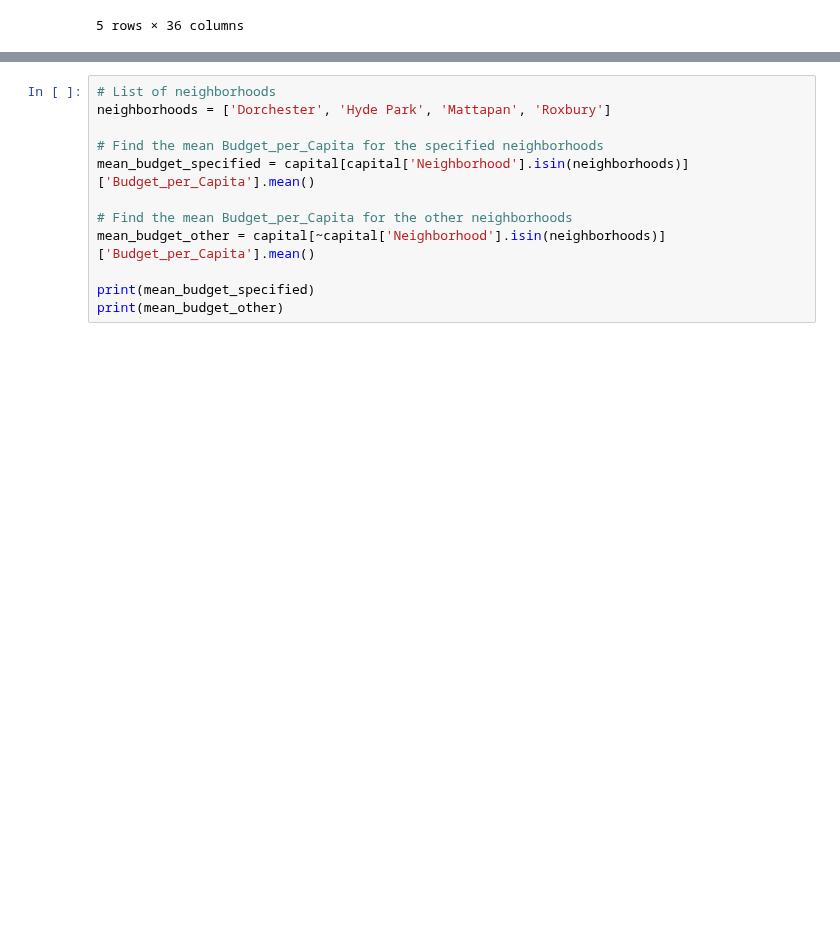
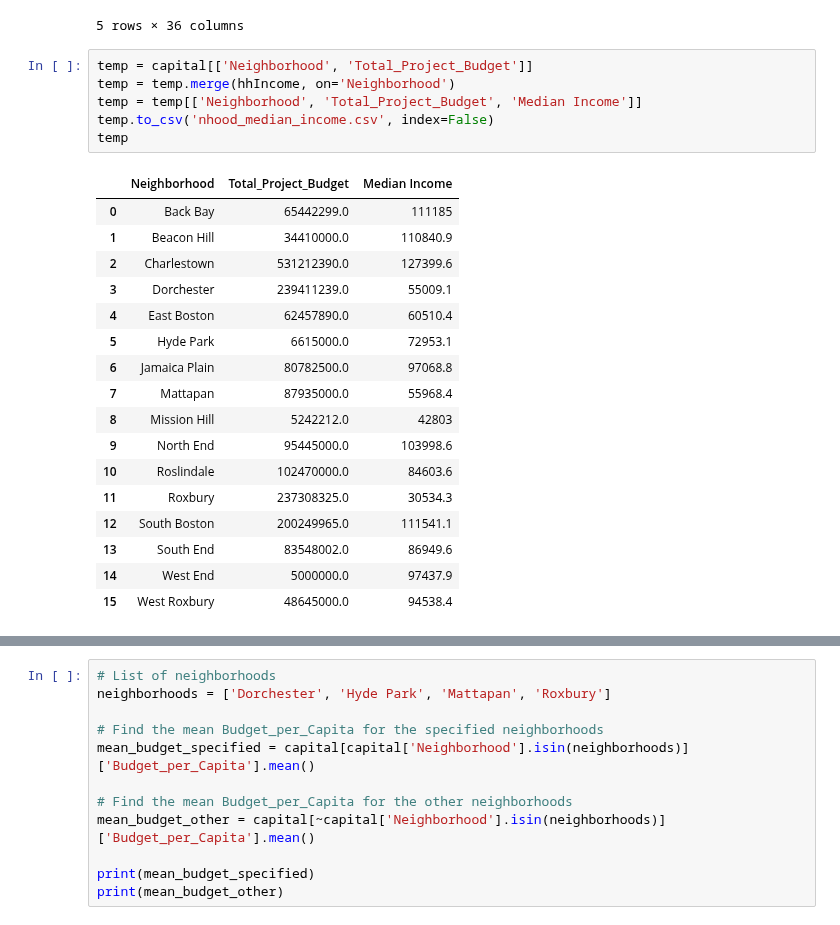
Before and after one commit to BU-Spark/ds-boston-city-budget, a Jupyter notebook: fa23-team-f/Extension/ExtensionExploration.ipynb, the cells around one changed output, grey strips where cells are left out. Saved outputs shown, nothing was run; the diff lists cells and outputs as text; blank space fills up the shorter version.

```diff
--- a/fa23-team-f/Extension/ExtensionExploration.ipynb
+++ b/fa23-team-f/Extension/ExtensionExploration.ipynb
@@ -219,6 +245,30 @@ capital.head()
 | 3 | Dorchester | 239411239.0 | 126909 | 28244 | 0.222553 | 55787 | ... |
 | 4 | East Boston | 62457890.0 | 47263 | 16011 | 0.338764 | 1171 | ... |
 5 rows × 36 columns
+# %%
+temp = capital[['Neighborhood', 'Total_Project_Budget']]
+temp = temp.merge(hhIncome, on='Neighborhood')
+temp = temp[['Neighborhood', 'Total_Project_Budget', 'Median Income']]
+temp.to_csv('nhood_median_income.csv', index=False)
+temp
+# %% [output]
+|  | Neighborhood | Total_Project_Budget | Median Income |
+| 0 | Back Bay | 65442299.0 | 111185 |
+| 1 | Beacon Hill | 34410000.0 | 110840.9 |
+| 2 | Charlestown | 531212390.0 | 127399.6 |
+| 3 | Dorchester | 239411239.0 | 55009.1 |
+| 4 | East Boston | 62457890.0 | 60510.4 |
+| 5 | Hyde Park | 6615000.0 | 72953.1 |
+| 6 | Jamaica Plain | 80782500.0 | 97068.8 |
+| 7 | Mattapan | 87935000.0 | 55968.4 |
+| 8 | Mission Hill | 5242212.0 | 42803 |
+| 9 | North End | 95445000.0 | 103998.6 |
+| 10 | Roslindale | 102470000.0 | 84603.6 |
+| 11 | Roxbury | 237308325.0 | 30534.3 |
+| 12 | South Boston | 200249965.0 | 111541.1 |
+| 13 | South End | 83548002.0 | 86949.6 |
+| 14 | West End | 5000000.0 | 97437.9 |
+| 15 | West Roxbury | 48645000.0 | 94538.4 |
 # %%
 import matplotlib.pyplot as plt
 
```
Also changed, not shown: parts of 5 cells of this notebook, 6 other files.
